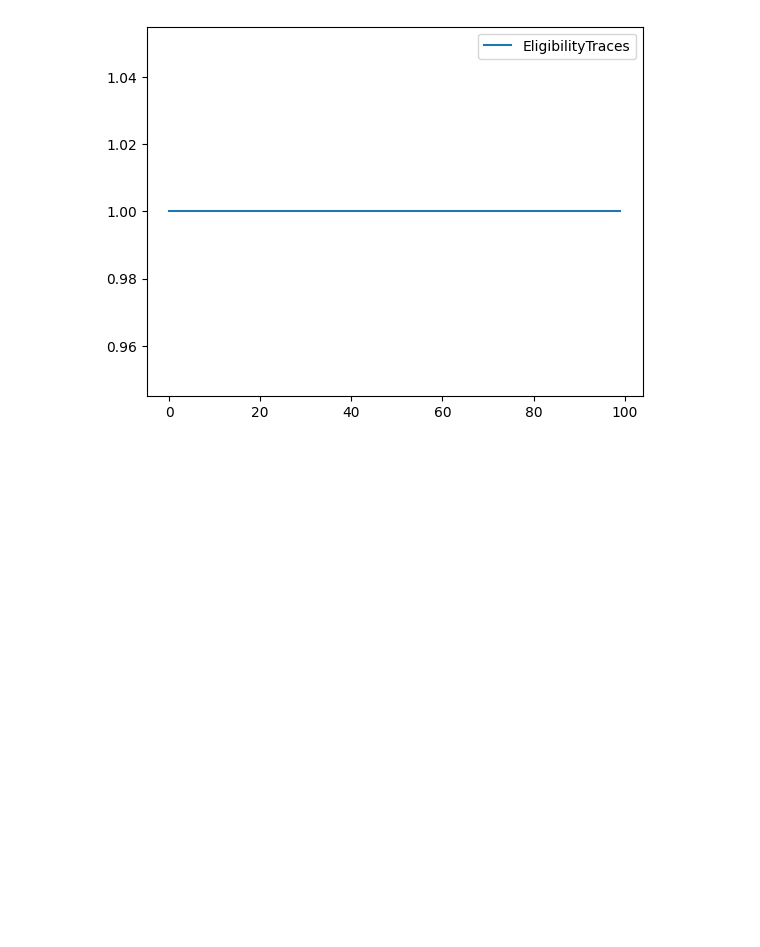
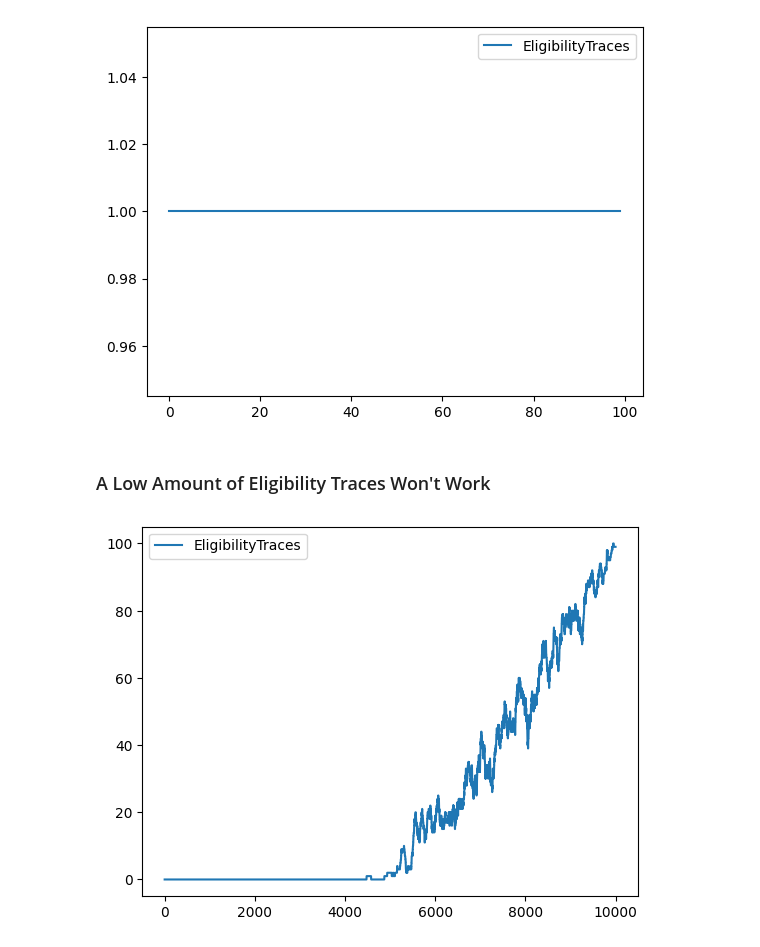
Before and after one commit to XixWISExiX/FrozenLake, a Jupyter notebook: EligibilityTracesDisplay.ipynb, the cells around one changed output. Drawn from its saved outputs; the diff is of its cells as text; code cells hidden in the pictures; blank space fills up the shorter version.

```diff
--- a/EligibilityTracesDisplay.ipynb
+++ b/EligibilityTracesDisplay.ipynb
@@ -11,8 +11,8 @@ def EligibilityTraces(episodes, env_seed):
     q = np.zeros((env.observation_space.n, env.action_space.n)) # init a 64 x 4 array
     eligibility_traces = np.zeros((env.observation_space.n, env.action_space.n))  # Initialize eligibility traces
 
-    learning_rate_a = 0.9 # alpha or learning rate
-    discount_factor_g = 0.25 # gamma or discount rate. Near 0: more weight/reward placed on immediate state. Near 1: more on future state.
+    alpha = 0.9 # alpha or learning rate
+    gamma = 0.25 # gamma or discount rate. Near 0: more weight/reward placed on immediate state. Near 1: more on future state.
     epsilon = 1         # 1 = 100% random actions
     epsilon_decay_rate = 1/episodes   # epsilon decay rate. 1/0.0001 = 10,000
     rng = np.random.default_rng()   # random number generator
@@ -39,19 +39,19 @@ def EligibilityTraces(episodes, env_seed):
                 reward = -1
 
             # Update eligibility traces
-            eligibility_traces *= discount_factor_g  # Decay traces
+            eligibility_traces *= gamma # Decay traces
             eligibility_traces[state, action] += 1  # Increment trace for visited state-action pair
 
             # Q-learning update with eligibility traces
-            delta = reward + discount_factor_g * np.max(q[new_state, :]) - q[state, action]
-            q += learning_rate_a * delta * eligibility_traces
+            delta = reward + gamma * np.max(q[new_state, :]) - q[state, action]
+            q += alpha * delta * eligibility_traces
 
             state = new_state
 
         epsilon = max(epsilon - epsilon_decay_rate, 0)
 
         if(epsilon==0):
-            learning_rate_a = 1/episodes
+            alpha = 1/episodes
 
         if reward == 0:
             rewards_per_episode[i] = 1
@@ -81,3 +77,9 @@ flf.testModel(EligibilityTraces_model, "EligibilityTraces", env_seed, 100)
 flf.seeModel(EligibilityTraces_model, env_seed)
 # %% [output]
 [figure]
+# %% [markdown]
+### A Low Amount of Eligibility Traces Won't Work
+# %%
+EligibilityTraces_model1 = EligibilityTraces(1000, env_seed)
+# %% [output]
+[figure, added]
```
Also changed, not shown: parts of 3 cells of this notebook, 11 other files.
